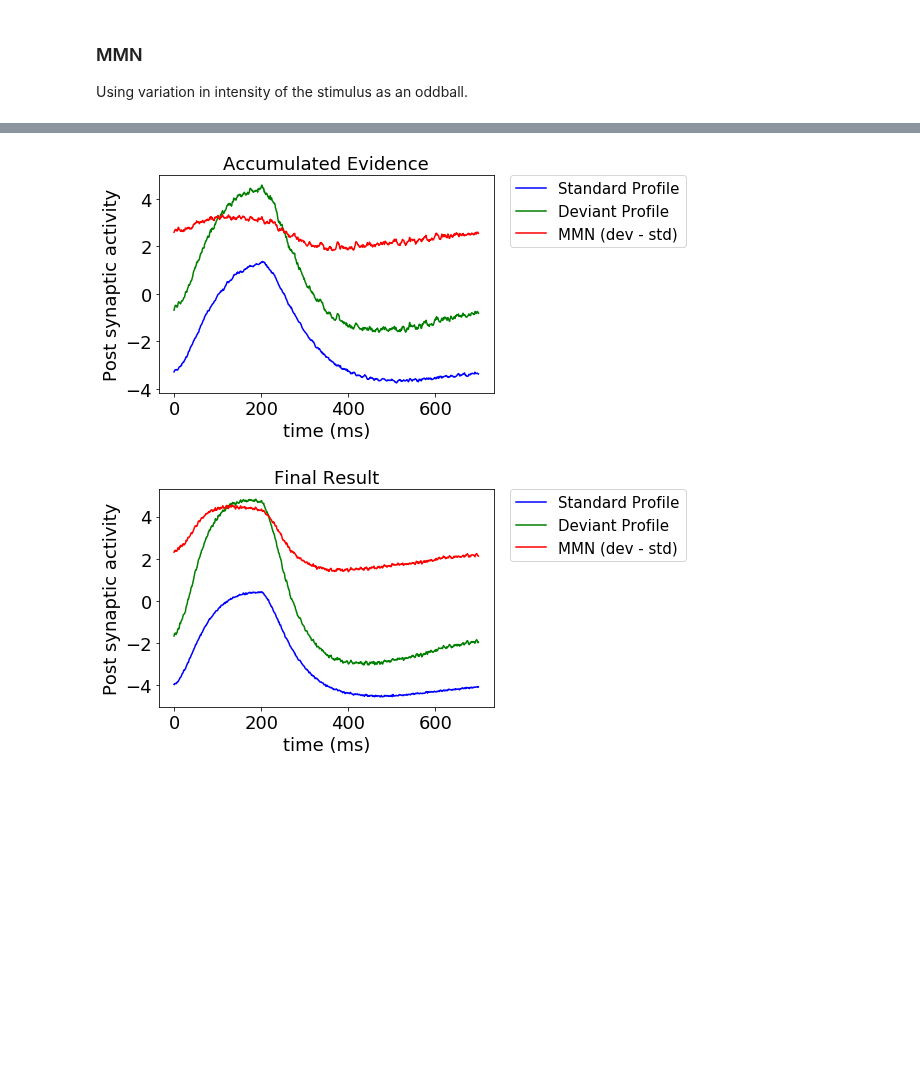
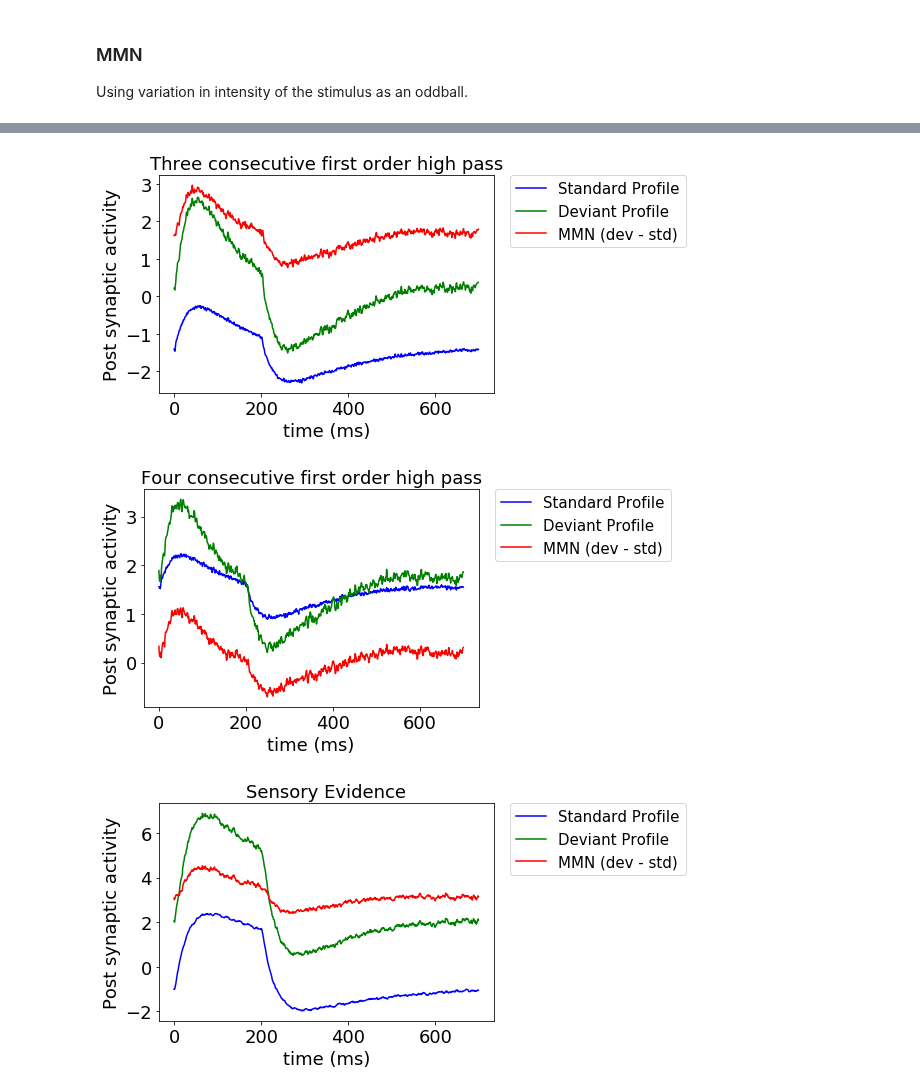
Before and after one commit to s72sue/oddball, a Jupyter notebook: threshold/accumulate_to_threshold.ipynb, the cells around one changed output, grey strips where cells are left out. Saved outputs shown, nothing was run; the diff lists cells and outputs as text; code cells hidden in the pictures; blank space fills up the shorter version.

Commit message:
found seed with feedback

```diff
--- a/threshold/accumulate_to_threshold.ipynb
+++ b/threshold/accumulate_to_threshold.ipynb
@@ -109,7 +109,7 @@ std_trials = []
 
 # Build nengo model
 tau_highpass = 0.5
-seed=6
+seed= 34564 #47 #34564 #99-neatly aligned but not a big diff #446 #33
 D = 16
 
 # we'll use this to reset the accumulated evidence to zero
@@ -128,7 +128,7 @@ with model:
     stim_inhib = nengo.Node(exp.inhibit_in)
 
     # create the ensemble with added noise at the input of each neuron
-    result = nengo.Ensemble(200, dimensions=1, noise=nengo.processes.BrownNoise(Gaussian(0,1)))
+    result = nengo.Ensemble(200, dimensions=1, noise=nengo.processes.BrownNoise(Gaussian(0,1), seed=seed))
     nengo.Connection(stim, result, synapse=highpass(tau_highpass), transform=1.5)
     #nengo.Connection(stim_inhib, result.neurons, transform=[[-2.5]]*result.n_neurons) # inhibit result during
                                                                                         # prestimulus period
@@ -138,30 +138,27 @@ with model:
     result2_p = nengo.Probe(result2, synapse=0.05)
     '''
 
-    result_2ser = nengo.Ensemble(200, dimensions=1, noise=nengo.processes.BrownNoise())
+    result_2ser = nengo.Ensemble(200, dimensions=1, noise=nengo.processes.BrownNoise(), seed=seed)
     nengo.Connection(result, result_2ser, synapse=highpass(tau_highpass))
     result_2ser_p = nengo.Probe(result_2ser, synapse=0.03)
 
 
-    result_3ser = nengo.Ensemble(200, dimensions=1, noise=nengo.processes.BrownNoise())
+    result_3ser = nengo.Ensemble(200, dimensions=1, noise=nengo.processes.BrownNoise(), seed=seed)
     nengo.Connection(result_2ser, result_3ser, synapse=highpass(tau_highpass))
     result_3ser_p = nengo.Probe(result_3ser, synapse=0.03)
 
 
-    result_4ser = nengo.Ensemble(200, dimensions=1, noise=nengo.processes.BrownNoise())#, encoders=np.ones((200, 1)))
+    result_4ser = nengo.Ensemble(200, dimensions=1, noise=nengo.processes.BrownNoise(), seed=seed)
     nengo.Connection(result_3ser, result_4ser, synapse=highpass(tau_highpass))
     result_4ser_p = nengo.Probe(result_4ser, synapse=0.03)
 
-    result_5ser = nengo.Ensemble(200, dimensions=1, noise=nengo.processes.BrownNoise())
-    #nengo.Connection(result_4ser, result_5ser, synapse=highpass(tau_highpass))
-    result_5ser_p = nengo.Probe(result_5ser, synapse=0.03)
 
     # feedback
     nengo.Connection(result_4ser, result)
 
     # evidence memory - should be reset at the end of every trial
     evidence_scale = 1  # controls how quickly the evidence is accumulated
-    evidence = nengo.Ensemble(n_neurons=200, dimensions=2) #, noise=nengo.processes.BrownNoise(Gaussian(0,1)))
+    evidence = nengo.Ensemble(n_neurons=200, dimensions=2, seed=seed) #, noise=nengo.processes.BrownNoise(Gaussian(0,1), seed=seed))
                              #encoders=np.ones((500, 2)))  # SS-noise seems
                                                              # to be useful in getting a relatively stable pattern
 
@@ -207,7 +204,7 @@ with model:
     #reset_p = nengo.Probe(model.reset.output, synapse=0.05)
 
 sim = nengo.Simulator(model)
-sim.run(40)   # run for 10 minutes
+sim.run(60)   # run for 10 minutes
 # %%
 IPythonViz(model, "threshold.py.cfg")
 # %% [output]
@@ -327,10 +324,9 @@ def analyse(probe, title):
 
 analyse(result_p, "First order high pass with feedback")
 #analyse(result2_p, "Fourth order high pass")
-#analyse(result_2ser_p, "Two consecutive first order high pass")
-#analyse(result_3ser_p, "Three consecutive first order high pass")
-#analyse(result_4ser_p, "Four consecutive first order high pass")
-#analyse(result_5ser_p, "Five consecutive first order high pass")
+analyse(result_2ser_p, "Two consecutive first order high pass")
+analyse(result_3ser_p, "Three consecutive first order high pass")
+analyse(result_4ser_p, "Four consecutive first order high pass")
 analyse(evidence0_p, "Sensory Evidence")
 analyse(evidence1_p, "Accumulated Evidence")
 analyse(result_copy_p, "Final Result")
@@ -340,2 +336,3 @@ analyse(result_copy_p, "Final Result")
-[figure, old version]
+[figure, new version]
-[figure, old version]
+[figure, new version]
+[figure, added]
```
Also changed, not shown: parts of 4 cells of this notebook.
